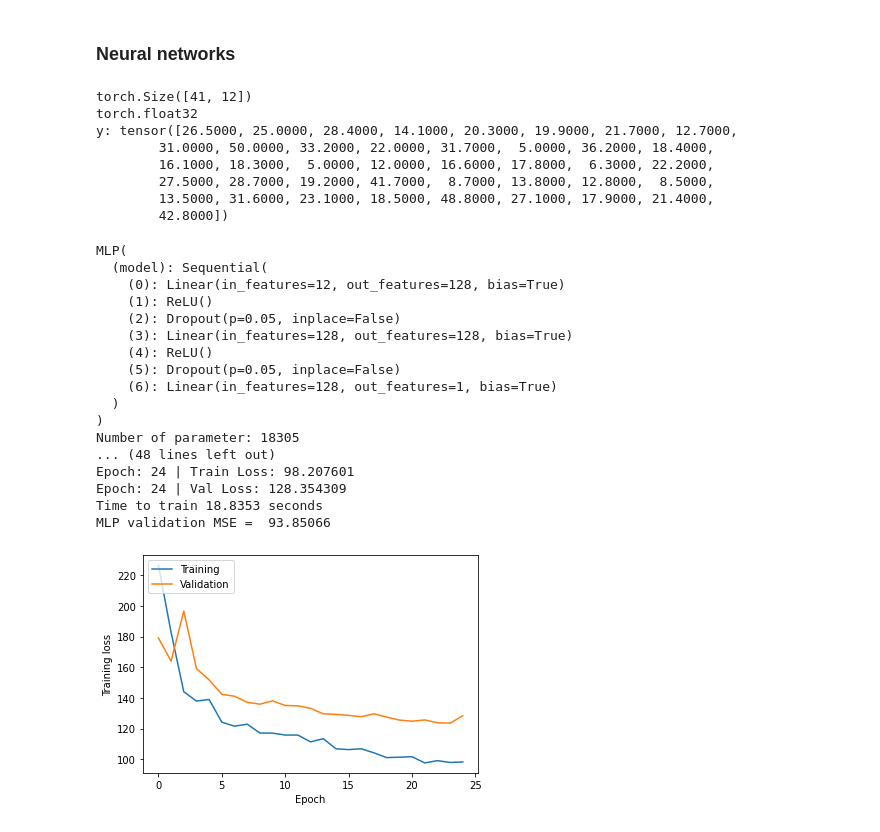
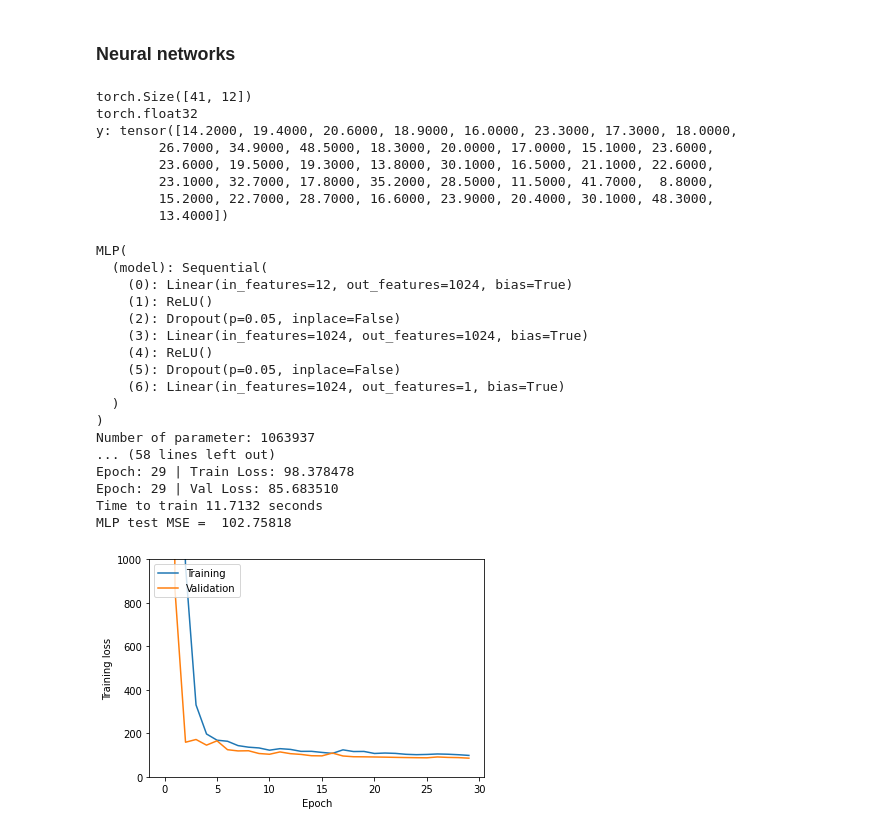
Before and after one commit to LatentDream/statistics, a Jupyter notebook: boston-housing/analysis.ipynb, the cells around one changed output. Saved outputs shown, nothing was run; the diff lists cells and outputs as text; code cells hidden in the pictures.

Commit message:
Small fix and change + test on GPU

```diff
--- a/boston-housing/analysis.ipynb
+++ b/boston-housing/analysis.ipynb
@@ -454,8 +495,8 @@ class HousingDataset(torch.utils.data.Dataset):
         return len(self.df)
 
     def __getitem__(self, idx):
-        input = torch.tensor(self.X.iloc[idx].values, dtype=torch.float32).to(device)
-        label = torch.tensor(self.y.iloc[idx], dtype=torch.float32).to(device)
+        input = torch.tensor(self.X.iloc[idx].values, dtype=torch.float32)
+        label = torch.tensor(self.y.iloc[idx], dtype=torch.float32)
         return input, label
 # %%
 train_mlp = train.sample(frac = 0.90)
@@ -466,7 +507,7 @@ valid_dataset = HousingDataset(valid_mlp)
 test_dataset  = HousingDataset(test)
 
 train_loader = torch.utils.data.DataLoader(
-    train_dataset, batch_size=64, shuffle=True, num_workers=2
+    train_dataset, batch_size=64, shuffle=True, num_workers=2,
 )
 
 valid_loader = torch.utils.data.DataLoader(
@@ -486,12 +527,12 @@ for i, l in valid_loader:
 # %% [output]
 torch.Size([41, 12])
 torch.float32
-y: tensor([26.5000, 25.0000, 28.4000, 14.1000, 20.3000, 19.9000, 21.7000, 12.7000,
-        31.0000, 50.0000, 33.2000, 22.0000, 31.7000,  5.0000, 36.2000, 18.4000,
-        16.1000, 18.3000,  5.0000, 12.0000, 16.6000, 17.8000,  6.3000, 22.2000,
-        27.5000, 28.7000, 19.2000, 41.7000,  8.7000, 13.8000, 12.8000,  8.5000,
-        13.5000, 31.6000, 23.1000, 18.5000, 48.8000, 27.1000, 17.9000, 21.4000,
-        42.8000])
+y: tensor([14.2000, 19.4000, 20.6000, 18.9000, 16.0000, 23.3000, 17.3000, 18.0000,
+        26.7000, 34.9000, 48.5000, 18.3000, 20.0000, 17.0000, 15.1000, 23.6000,
+        23.6000, 19.5000, 19.3000, 13.8000, 30.1000, 16.5000, 21.1000, 22.6000,
+        23.1000, 32.7000, 17.8000, 35.2000, 28.5000, 11.5000, 41.7000,  8.8000,
+        15.2000, 22.7000, 28.7000, 16.6000, 23.9000, 20.4000, 30.1000, 48.3000,
+        13.4000])
 # %%
 def train_loop(epoch, model, train_loader, criterion, optimizer):
   train_loss = 0.
@@ -544,13 +585,13 @@ class MLP(nn.Module):
     def __init__(self):
         super(MLP, self).__init__()
         self.model = nn.Sequential(
-            nn.Linear(12, 128),
+            nn.Linear(12, 1024),
             nn.ReLU(),
             nn.Dropout(p=0.05),
-            nn.Linear(128, 128),
+            nn.Linear(1024, 1024),
             nn.ReLU(),
             nn.Dropout(p=0.05),
-            nn.Linear(128, 1)
+            nn.Linear(1024, 1)
         )
 
     def forward(self, x):
@@ -566,7 +607,7 @@ use_cuda = torch.cuda.is_available()
 device = torch.device("cuda:0" if use_cuda else "cpu")
 
 train_losses, val_losses = [], []
-n_epochs = 25
+n_epochs = 30
 
 mlp = MLP().to(device)
 nb_params = sum(p.numel() for p in mlp.parameters())
@@ -598,35 +639,36 @@ prediction = mlp(inputs)
 # r2 = r2_score(expected.detach().numpy(), prediction.detach().numpy())
 # print(f"\nMLP validation R^2: {r2}")
 
-mse = mean_squared_error(expected.detach().numpy(), prediction.detach().numpy())
-print('MLP validation MSE = ', mse)
+mse = mean_squared_error(expected.cpu().detach().numpy(), prediction.cpu().detach().numpy())
+print('MLP test MSE = ', mse)
 # %% [output]
 MLP(
   (model): Sequential(
-    (0): Linear(in_features=12, out_features=128, bias=True)
+    (0): Linear(in_features=12, out_features=1024, bias=True)
     (1): ReLU()
     (2): Dropout(p=0.05, inplace=False)
-    (3): Linear(in_features=128, out_features=128, bias=True)
+    (3): Linear(in_features=1024, out_features=1024, bias=True)
     (4): ReLU()
     (5): Dropout(p=0.05, inplace=False)
-    (6): Linear(in_features=128, out_features=1, bias=True)
+    (6): Linear(in_features=1024, out_features=1, bias=True)
   )
 )
-Number of parameter: 18305
-... (48 lines left out)
-Epoch: 24 | Train Loss: 98.207601
-Epoch: 24 | Val Loss: 128.354309
-Time to train 18.8353 seconds
-MLP validation MSE =  93.85066
+Number of parameter: 1063937
+... (58 lines left out)
+Epoch: 29 | Train Loss: 98.378478
+Epoch: 29 | Val Loss: 85.683510
+Time to train 11.7132 seconds
+MLP test MSE =  102.75818
 # %%
 if __name__ == "__main__":
     plt.figure(0)
     plt.ylabel("Training loss")
     plt.xlabel("Epoch")
 
     plt.figure(0)
     plt.plot(train_losses, label="Training")
     plt.plot(val_losses, label="Validation")
     plt.legend(loc="upper left")
+    plt.ylim([0, 1000])
 # %% [output]
-[figure, old version]
+[figure, new version]
```
Also changed, not shown: parts of 4 cells of this notebook.
